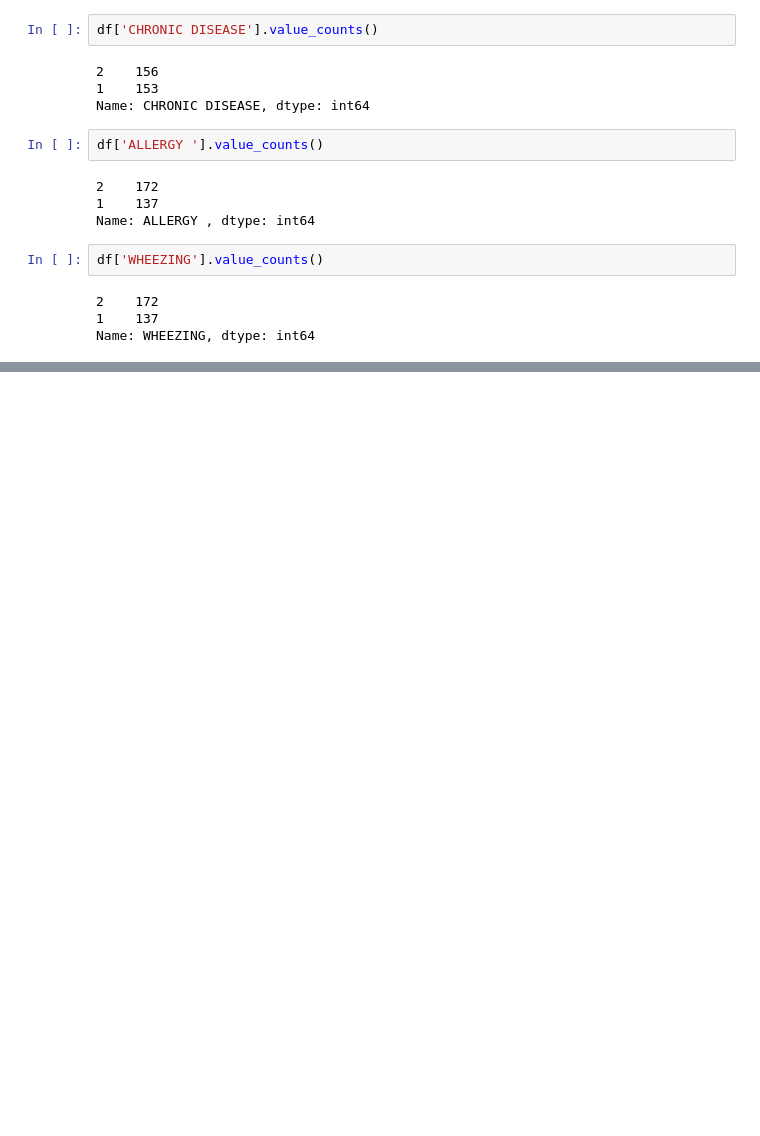
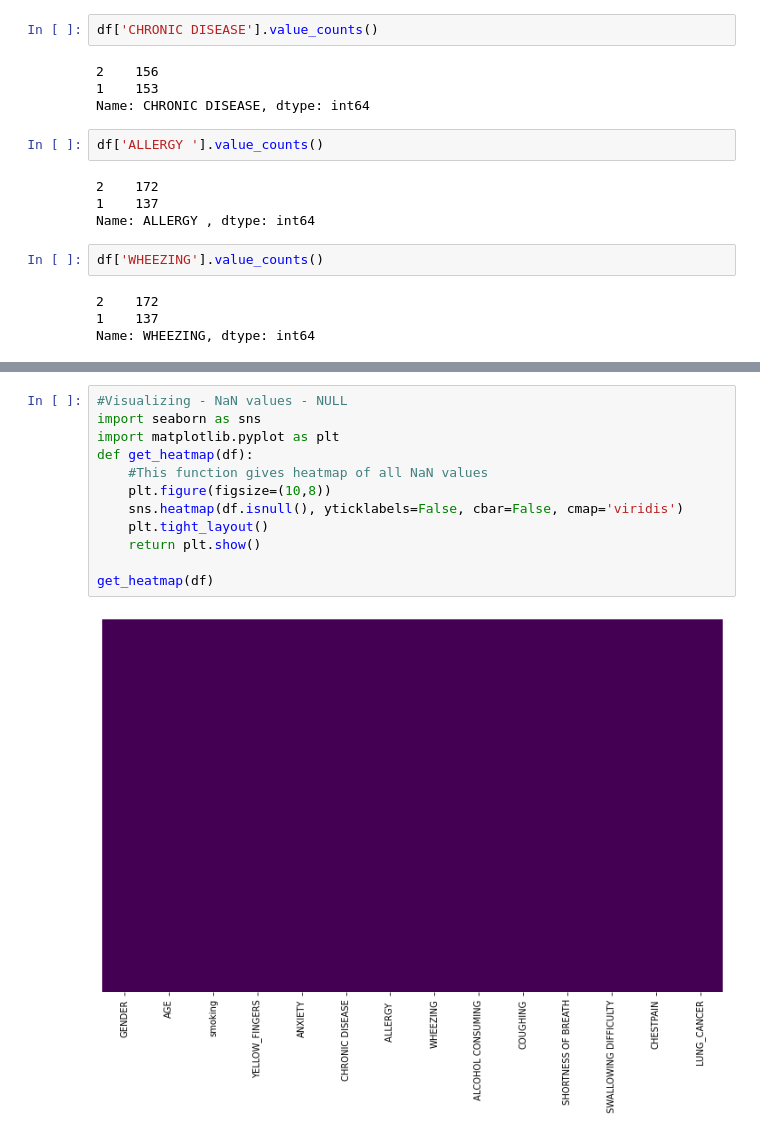
Before and after one commit to 2003A52019/2003A52019, a Jupyter notebook: DAFML_PROJECT.ipynb, the cells around one changed output, grey strips where cells are left out. Drawn from its saved outputs; the diff is of its cells as text; blank space fills up the shorter version.

```diff
--- a/DAFML_PROJECT.ipynb
+++ b/DAFML_PROJECT.ipynb
@@ -290,0 +435,14 @@ Name: WHEEZING, dtype: int64
+# %%
+#Visualizing - NaN values - NULL
+import seaborn as sns
+import matplotlib.pyplot as plt
+def get_heatmap(df):
+    #This function gives heatmap of all NaN values
+    plt.figure(figsize=(10,8))
+    sns.heatmap(df.isnull(), yticklabels=False, cbar=False, cmap='viridis')
+    plt.tight_layout()
+    return plt.show()
+
+get_heatmap(df)
+# %% [output]
+[figure, added]
```
Also changed, not shown: parts of 60 cells of this notebook.
